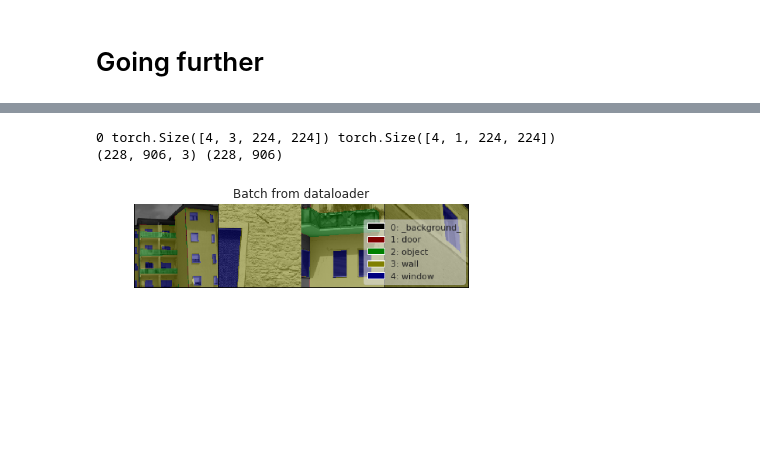
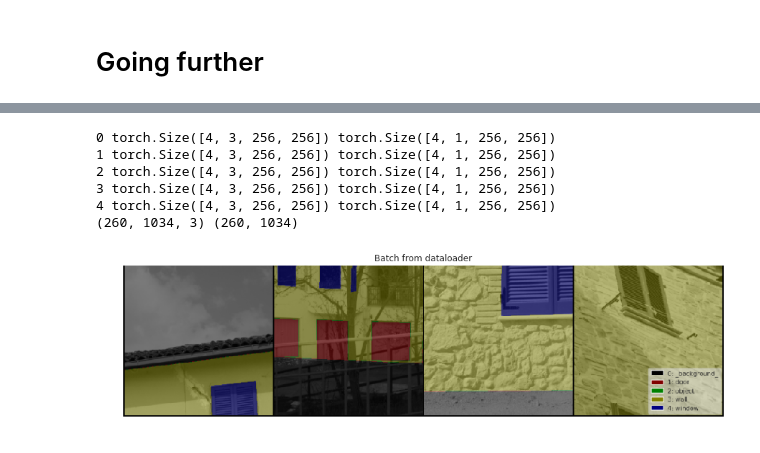
Before and after one commit to gregunz/FacadeParsing, a Jupyter notebook: nb01_data_exploration_and_loading.ipynb, the cells around one changed output, grey strips where cells are left out. Saved outputs shown, nothing was run; the diff lists cells and outputs as text; code cells hidden in the pictures; blank space fills up the shorter version.

```diff
--- a/nb01_data_exploration_and_loading.ipynb
+++ b/nb01_data_exploration_and_loading.ipynb
@@ -30,8 +36,12 @@ dset = BuildingsDataset("data/labels")
+# %%
+patch_size = 256
+# %%
+dset = BuildingsDatasetH5("data/images_{}.hdf5".format(patch_size))
 # %%
-idx = 0
+idx = 13
 sample = dset[idx]
 img, lbl = sample['image'], sample['label']
-label_names = dset.label_name_to_value
+label_names = dset.labels
 
 print(img.shape, img.dtype)
 print(lbl.shape, lbl.dtype)
@@ -77,19 +81,22 @@ data_transform2 = transforms.Compose([
 # %%
-dset_tensor = BuildingsDataset("data/labels", transform=data_transform2)
-dataloader = DataLoader(dset_tensor, batch_size=4, shuffle=True, num_workers=4)
+dataloader = DataLoader(dset, batch_size=4, shuffle=True, num_workers=4)
 # %%
 for i_batch, sample_batched in enumerate(dataloader):
     print(i_batch, sample_batched['image'].size(), sample_batched['label'].size())
 
     # just testing, we don't iterate over the whole thing...
-    if i_batch == 0:
+    if i_batch == 4:
         plt.figure()
         show_batch(sample_batched, label_names, 4)
         plt.axis('off')
         plt.ioff()
         plt.show()
         break
 # %% [output]
-0 torch.Size([4, 3, 224, 224]) torch.Size([4, 1, 224, 224])
-(228, 906, 3) (228, 906)
+0 torch.Size([4, 3, 256, 256]) torch.Size([4, 1, 256, 256])
+1 torch.Size([4, 3, 256, 256]) torch.Size([4, 1, 256, 256])
+2 torch.Size([4, 3, 256, 256]) torch.Size([4, 1, 256, 256])
+3 torch.Size([4, 3, 256, 256]) torch.Size([4, 1, 256, 256])
+4 torch.Size([4, 3, 256, 256]) torch.Size([4, 1, 256, 256])
+(260, 1034, 3) (260, 1034)
-[figure, old version]
+[figure, new version]
```
Also changed, not shown: parts of 12 cells of this notebook, 2 other files.
